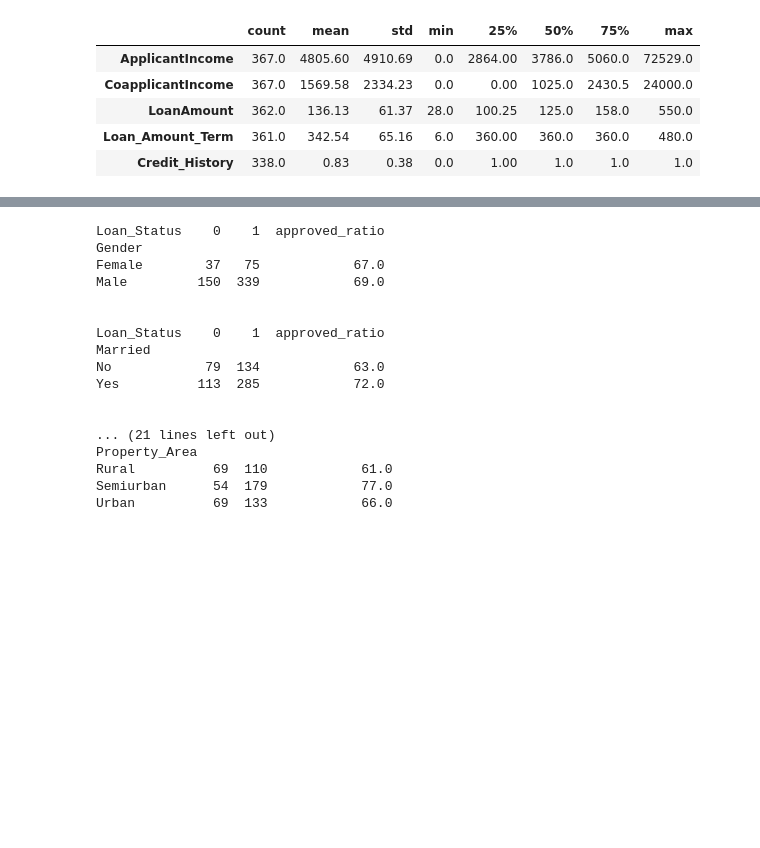
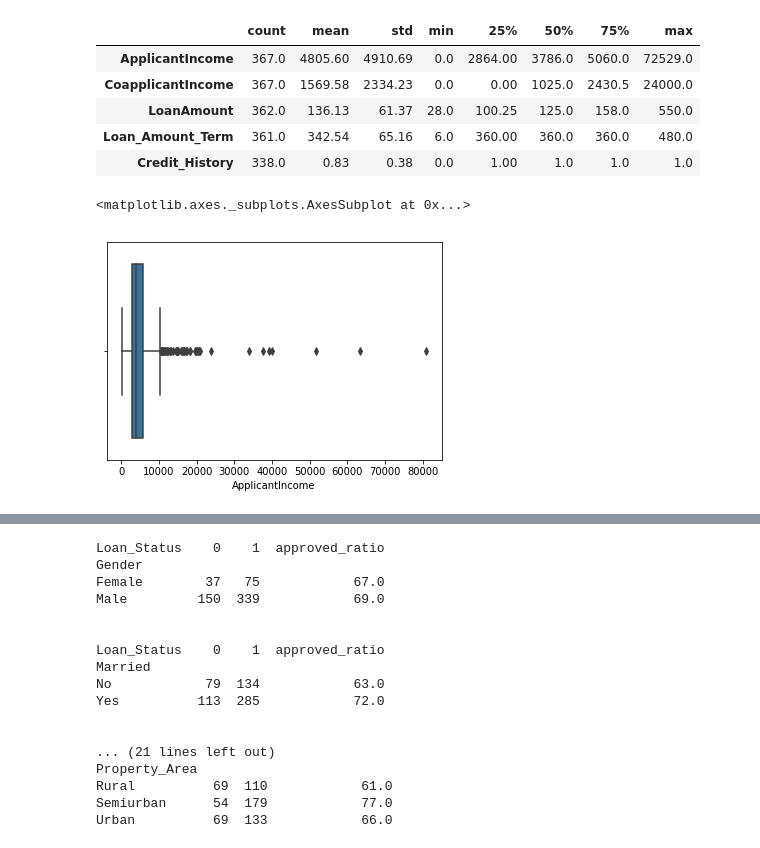
Before and after one commit to ashishrai512/loan_prediction, a Jupyter notebook: loan_pred_python.ipynb, the cells around one changed output, grey strips where cells are left out. Saved outputs shown, nothing was run; the diff lists cells and outputs as text; code cells hidden in the pictures; blank space fills up the shorter version.

```diff
--- a/loan_pred_python.ipynb
+++ b/loan_pred_python.ipynb
@@ -91,3 +85,10 @@ round(test.describe(),2).T
 | LoanAmount | 362.0 | 136.13 | 61.37 | 28.0 | 100.25 | 125.0 | 158.0 | 550.0 |
 | Loan_Amount_Term | 361.0 | 342.54 | 65.16 | 6.0 | 360.00 | 360.0 | 360.0 | 480.0 |
 | Credit_History | 338.0 | 0.83 | 0.38 | 0.0 | 1.00 | 1.0 | 1.0 | 1.0 |
+# %%
+#to check the distributio  of income
+# will use Inter Quantile range to later modify the outliers
+sns.boxplot(x=train['ApplicantIncome'])
+# %% [output]
+<matplotlib.axes._subplots.AxesSubplot at 0x...>
+[figure, added]
```
Also changed, not shown: parts of 16 cells of this notebook.
